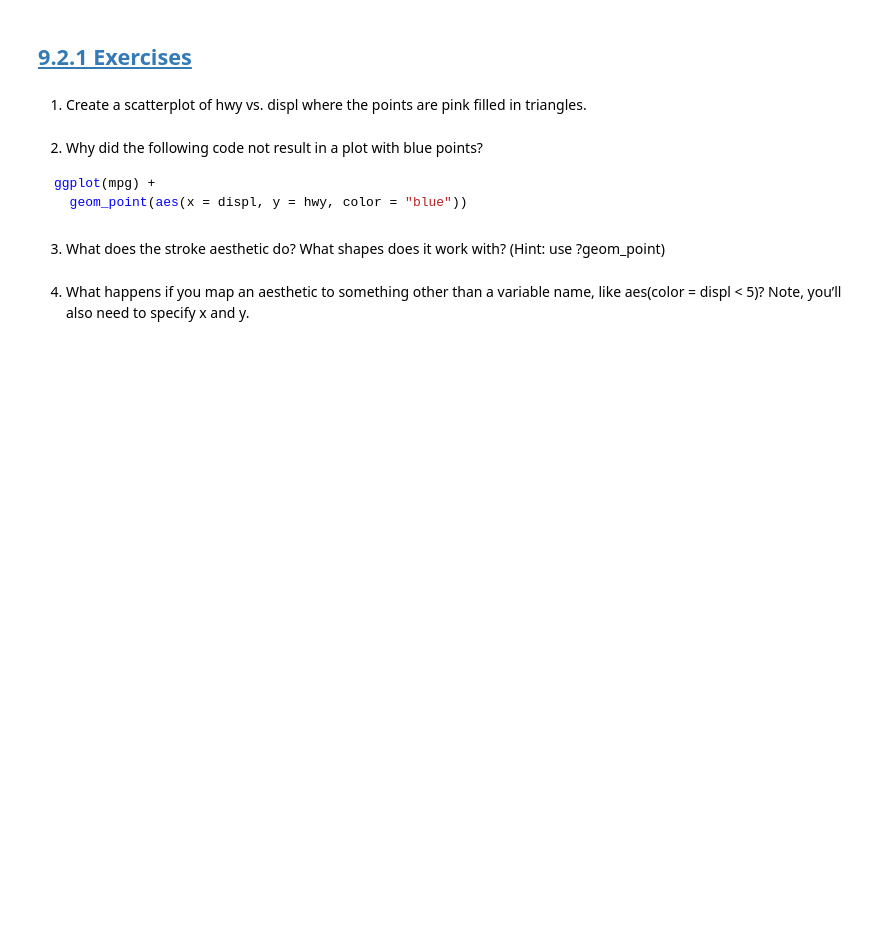
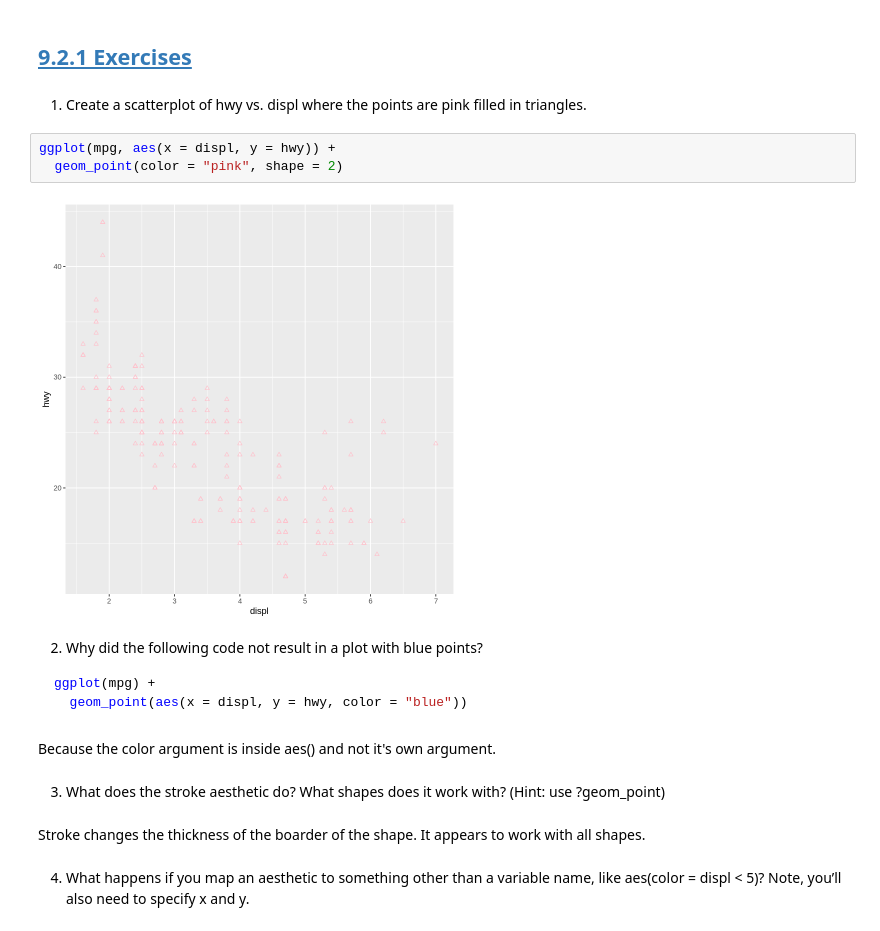
Before and after one commit to Brandy-Corwin/R-for-DS-exercises, a Jupyter notebook: Week_5_Assignments.ipynb, the cells around one changed output. Saved outputs shown, nothing was run; the diff lists cells and outputs as text; blank space fills up the shorter version.

````diff
--- a/Week_5_Assignments.ipynb
+++ b/Week_5_Assignments.ipynb
@@ -2,13 +22,22 @@
 ## [9.2.1 Exercises](https://r4ds.hadley.nz/layers#exercises)
 # %% [markdown]
 1. Create a scatterplot of hwy vs. displ where the points are pink filled in triangles.
+# %%
+ggplot(mpg, aes(x = displ, y = hwy)) +
+  geom_point(color = "pink", shape = 2)
+# %% [output]
+[figure, added]
 # %% [markdown]
 2. Why did the following code not result in a plot with blue points?
 ```r
 ggplot(mpg) +
   geom_point(aes(x = displ, y = hwy, color = "blue"))
 ```
+# %% [markdown]
+Because the color argument is inside aes() and not it's own argument.
 # %% [markdown]
 3. What does the stroke aesthetic do? What shapes does it work with? (Hint: use ?geom_point)
+# %% [markdown]
+Stroke changes the thickness of the boarder of the shape. It appears to work with all shapes.
 # %% [markdown]
 4. What happens if you map an aesthetic to something other than a variable name, like aes(color = displ < 5)? Note, you’ll also need to specify x and y.
````
Also changed, not shown: parts of 35 cells of this notebook.
